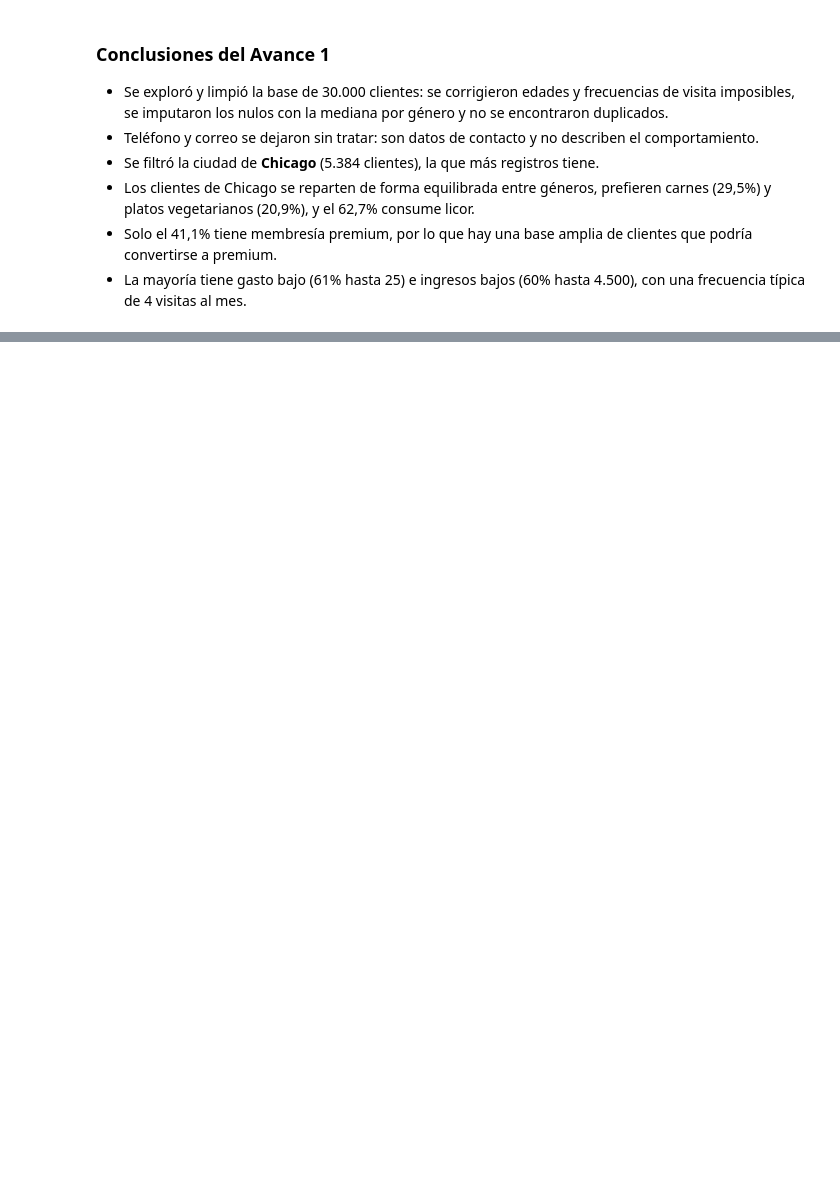
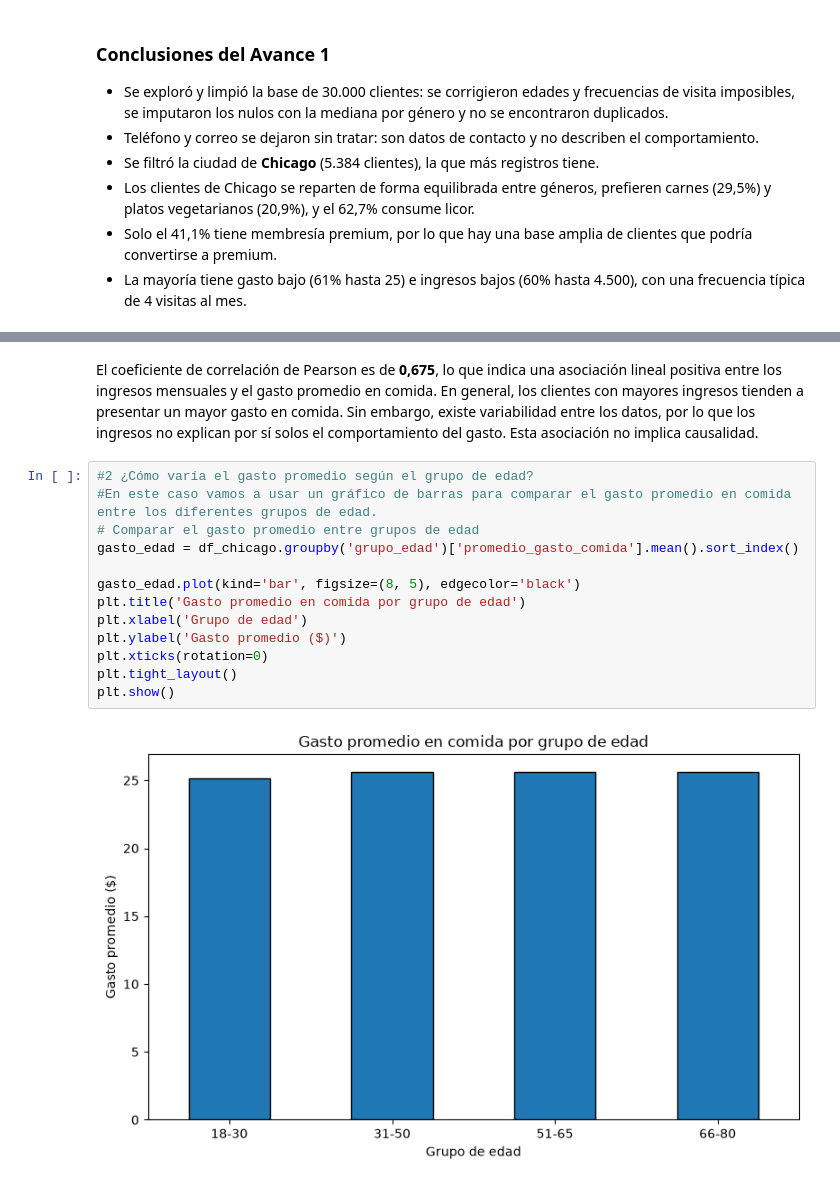
Before and after one commit to pachecobravo/ProyectoM1_Christian_Pacheco, a Jupyter notebook: Avances_Notebooks/Avance_1_EDA.ipynb, the cells around one changed output, grey strips where cells are left out. Saved outputs shown, nothing was run; the diff lists cells and outputs as text; blank space fills up the shorter version.

```diff
--- a/Avances_Notebooks/Avance_1_EDA.ipynb
+++ b/Avances_Notebooks/Avance_1_EDA.ipynb
@@ -625,0 +433,17 @@ df_chicago.head()
+# %% [markdown]
+El coeficiente de correlación de Pearson es de **0,675**, lo que indica una asociación lineal positiva entre los ingresos mensuales y el gasto promedio en comida. En general, los clientes con mayores ingresos tienden a presentar un mayor gasto en comida. Sin embargo, existe variabilidad entre los datos, por lo que los ingresos no explican por sí solos el comportamiento del gasto. Esta asociación no implica causalidad.
+# %%
+#2 ¿Cómo varía el gasto promedio según el grupo de edad?
+#En este caso vamos a usar un gráfico de barras para comparar el gasto promedio en comida entre los diferentes grupos de edad.
+# Comparar el gasto promedio entre grupos de edad
+gasto_edad = df_chicago.groupby('grupo_edad')['promedio_gasto_comida'].mean().sort_index()
+
+gasto_edad.plot(kind='bar', figsize=(8, 5), edgecolor='black')
+plt.title('Gasto promedio en comida por grupo de edad')
+plt.xlabel('Grupo de edad')
+plt.ylabel('Gasto promedio ($)')
+plt.xticks(rotation=0)
+plt.tight_layout()
+plt.show()
+# %% [output]
+[figure, added]
```
Also changed, not shown: parts of 86 cells of this notebook, 2 other files.
